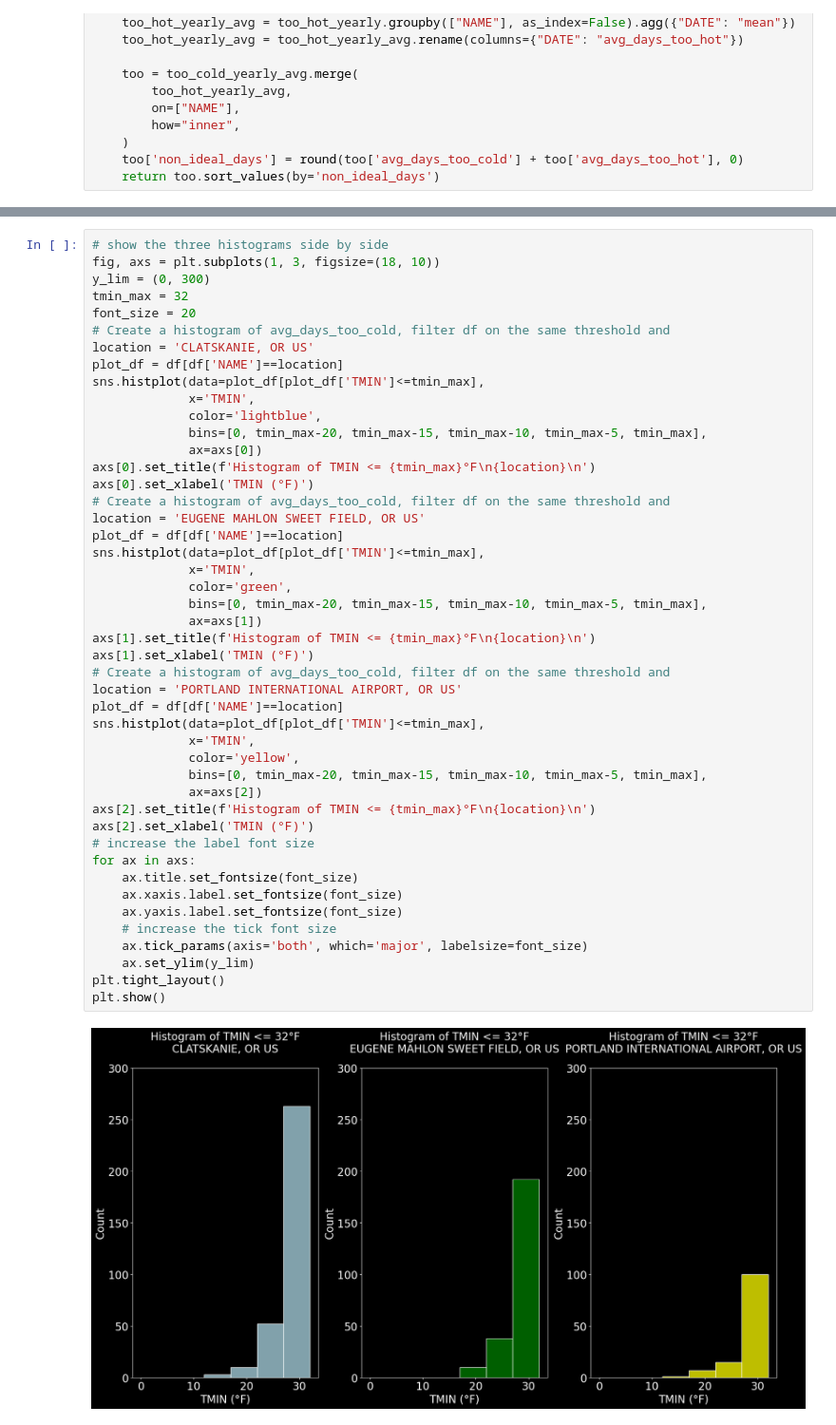
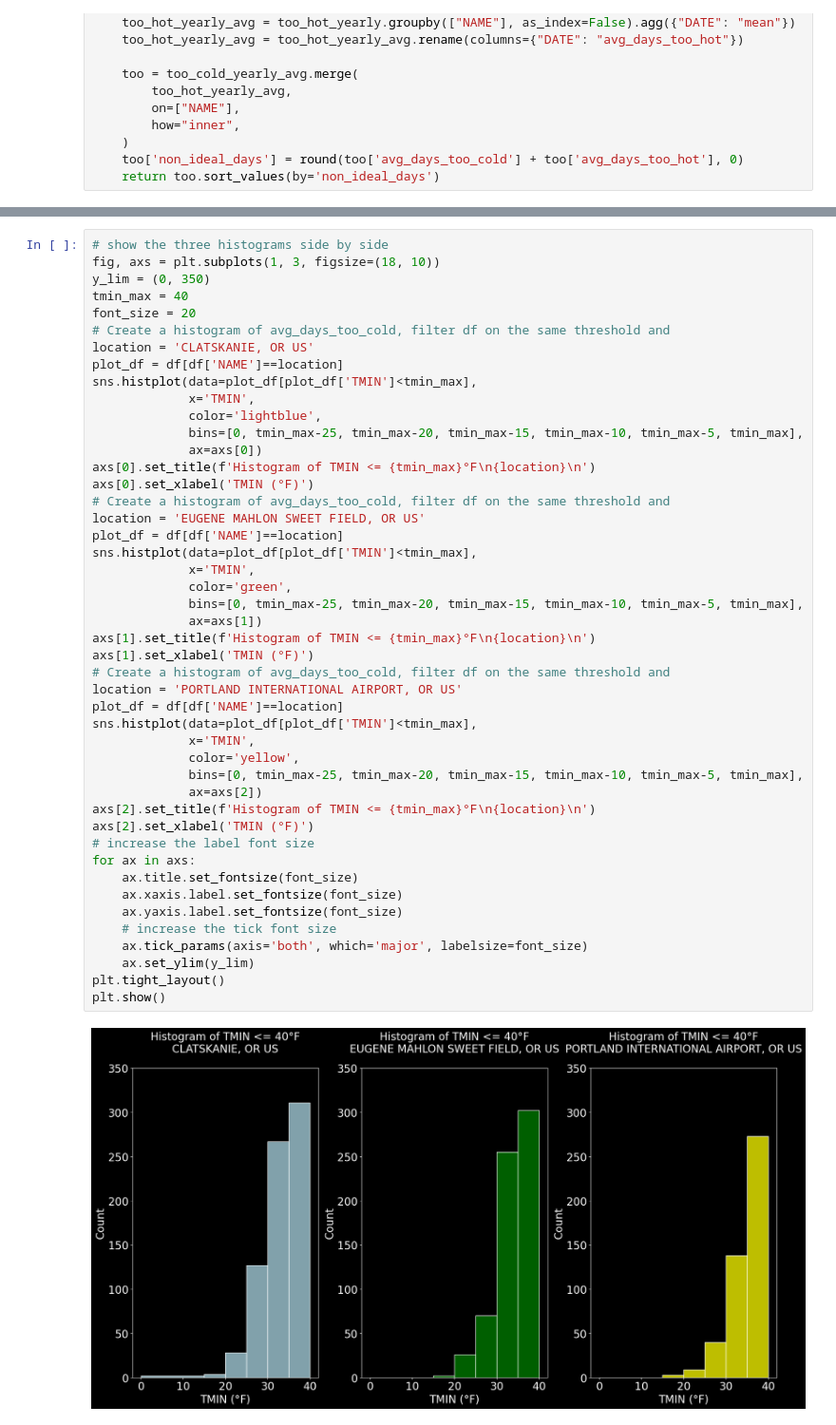
Before and after one commit to wpbSabi/weather_python, a Jupyter notebook: notebooks/temperature_nonideal.ipynb, the cells around one changed output, grey strips where cells are left out. Shown at 95% size. Drawn from its saved outputs; the diff is of its cells as text.

Commit message:
updated plots

```diff
--- a/notebooks/temperature_nonideal.ipynb
+++ b/notebooks/temperature_nonideal.ipynb
@@ -125,48 +125,48 @@ non
 # %%
 # show the three histograms side by side
 fig, axs = plt.subplots(1, 3, figsize=(18, 10))
-y_lim = (0, 300)
-tmin_max = 32
+y_lim = (0, 350)
+tmin_max = 40
 font_size = 20
 # Create a histogram of avg_days_too_cold, filter df on the same threshold and
 location = 'CLATSKANIE, OR US'
 plot_df = df[df['NAME']==location]
-sns.histplot(data=plot_df[plot_df['TMIN']<=tmin_max],
+sns.histplot(data=plot_df[plot_df['TMIN']<tmin_max],
              x='TMIN',
              color='lightblue',
-             bins=[0, tmin_max-20, tmin_max-15, tmin_max-10, tmin_max-5, tmin_max],
+             bins=[0, tmin_max-25, tmin_max-20, tmin_max-15, tmin_max-10, tmin_max-5, tmin_max],
              ax=axs[0])
 axs[0].set_title(f'Histogram of TMIN <= {tmin_max}°F\n{location}\n')
 axs[0].set_xlabel('TMIN (°F)')
 # Create a histogram of avg_days_too_cold, filter df on the same threshold and
 location = 'EUGENE MAHLON SWEET FIELD, OR US'
 plot_df = df[df['NAME']==location]
-sns.histplot(data=plot_df[plot_df['TMIN']<=tmin_max],
+sns.histplot(data=plot_df[plot_df['TMIN']<tmin_max],
              x='TMIN',
              color='green',
-             bins=[0, tmin_max-20, tmin_max-15, tmin_max-10, tmin_max-5, tmin_max],
+             bins=[0, tmin_max-25, tmin_max-20, tmin_max-15, tmin_max-10, tmin_max-5, tmin_max],
              ax=axs[1])
 axs[1].set_title(f'Histogram of TMIN <= {tmin_max}°F\n{location}\n')
 axs[1].set_xlabel('TMIN (°F)')
 # Create a histogram of avg_days_too_cold, filter df on the same threshold and
 location = 'PORTLAND INTERNATIONAL AIRPORT, OR US'
 plot_df = df[df['NAME']==location]
-sns.histplot(data=plot_df[plot_df['TMIN']<=tmin_max],
+sns.histplot(data=plot_df[plot_df['TMIN']<tmin_max],
              x='TMIN',
              color='yellow',
-             bins=[0, tmin_max-20, tmin_max-15, tmin_max-10, tmin_max-5, tmin_max],
+             bins=[0, tmin_max-25, tmin_max-20, tmin_max-15, tmin_max-10, tmin_max-5, tmin_max],
              ax=axs[2])
 axs[2].set_title(f'Histogram of TMIN <= {tmin_max}°F\n{location}\n')
 axs[2].set_xlabel('TMIN (°F)')
 # increase the label font size
 for ax in axs:
     ax.title.set_fontsize(font_size)
     ax.xaxis.label.set_fontsize(font_size)
     ax.yaxis.label.set_fontsize(font_size)
     # increase the tick font size
     ax.tick_params(axis='both', which='major', labelsize=font_size)
     ax.set_ylim(y_lim)
 plt.tight_layout()
 plt.show()
 # %% [output]
-[figure, old version]
+[figure, new version]
```
Also changed, not shown: parts of 8 cells of this notebook.
